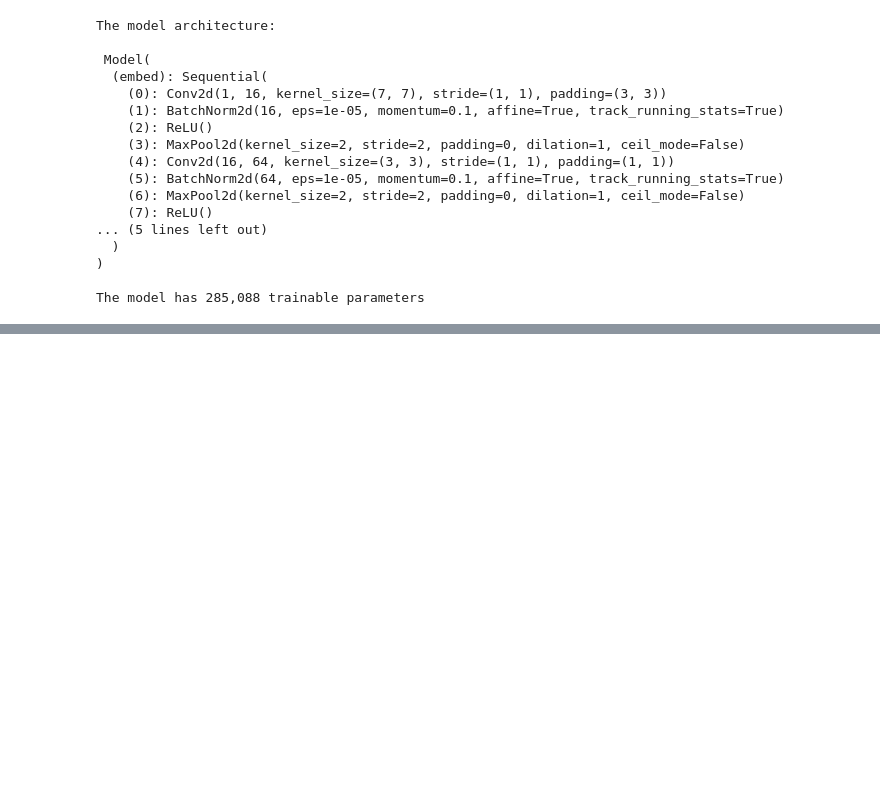
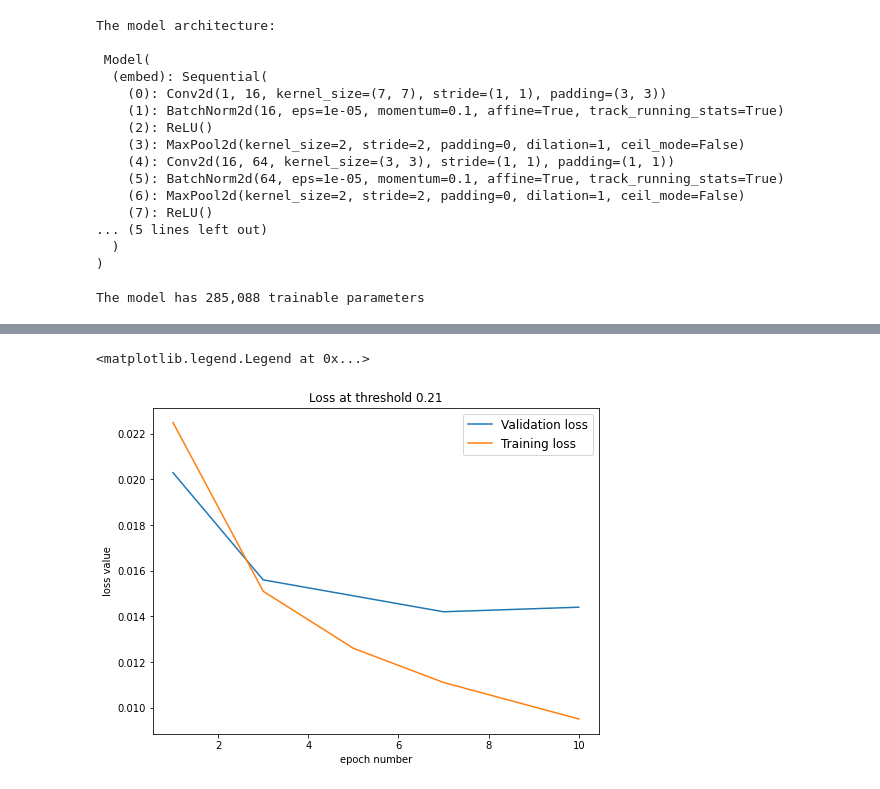
Before and after one commit to mandjevant/tue-deeplearning, a Jupyter notebook: assignments/assignment_1/Assignment_1_peter_triplets.ipynb, the cells around one changed output, grey strips where cells are left out. Saved outputs shown, nothing was run; the diff lists cells and outputs as text; code cells hidden in the pictures; blank space fills up the shorter version.

```diff
--- a/assignments/assignment_1/Assignment_1_peter_triplets.ipynb
+++ b/assignments/assignment_1/Assignment_1_peter_triplets.ipynb
@@ -483,0 +546,14 @@ FP/TP/acc is (0.0652375015616417, 0.881723638176918, 0.913599978685379)
+# %%
+loss_021 = [0.0225, 0.0151, 0.0126, 0.0111, 0.0095]
+val_021 = [0.0203, 0.0156, 0.0149, 0.0142, 0.0144]
+x=[1, 3, 5, 7, 10]
+plt.rcParams["figure.figsize"] = (8, 6)
+plt.plot(x, val_021, label="Validation loss")
+plt.plot(x, loss_021, label="Training loss")
+plt.title("Loss at threshold 0.21")
+plt.xlabel("epoch number")
+plt.ylabel("loss value")
+plt.legend(loc="upper right", prop={'size': 12})
+# %% [output]
+<matplotlib.legend.Legend at 0x...>
+[figure, added]
```
Also changed, not shown: parts of 13 cells of this notebook, 6 other files.
